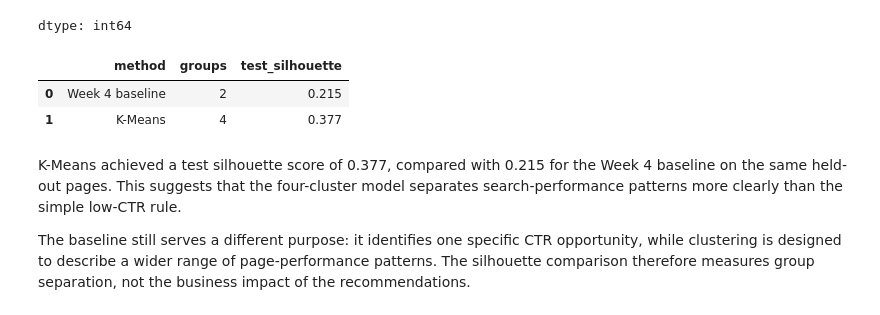
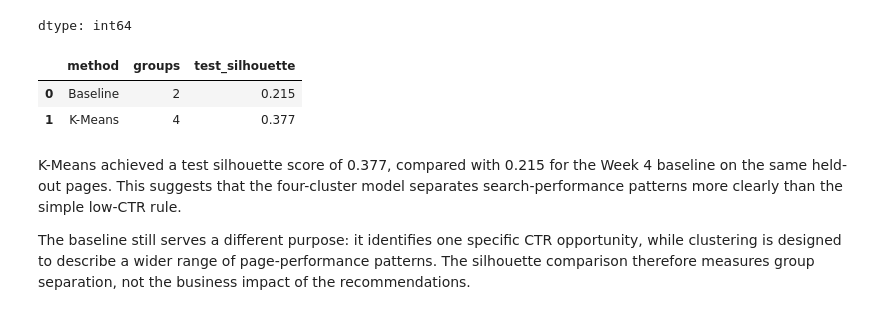
Before and after one commit to zmhibner-gif/ml_internship, a Jupyter notebook: work/notebooks/capstone.ipynb, the cells around one changed output. Cells and saved outputs as stored; diff of their text form; code cells hidden in the pictures.

```diff
--- a/work/notebooks/capstone.ipynb
+++ b/work/notebooks/capstone.ipynb
@@ -353,28 +353,28 @@ dtype: int64
 # %%
 # Measure separation on the same held-out pages.
 kmeans_silhouette = silhouette_score(
     X_test_scaled,
     test_clusters
 )
 
 baseline_silhouette = silhouette_score(
     X_test_scaled,
     test_baseline["baseline_flag"]
 )
 
 comparison = pd.DataFrame({
-    "method": ["Week 4 baseline", "K-Means"],
+    "method": ["Baseline", "K-Means"],
     "groups": [2, 4],
     "test_silhouette": [
         baseline_silhouette,
         kmeans_silhouette
     ]
 })
 
 comparison.round(3)
 # %% [output]
 |  | method | groups | test_silhouette |
-| 0 | Week 4 baseline | 2 | 0.215 |
+| 0 | Baseline | 2 | 0.215 |
 | 1 | K-Means | 4 | 0.377 |
 # %% [markdown]
  K-Means achieved a test silhouette score of 0.377, compared with 0.215 for the Week 4 baseline on the same held-out pages. This suggests that the four-cluster model separates search-performance patterns more clearly than the simple low-CTR rule.
```
Also changed, not shown: parts of 2 cells of this notebook.
